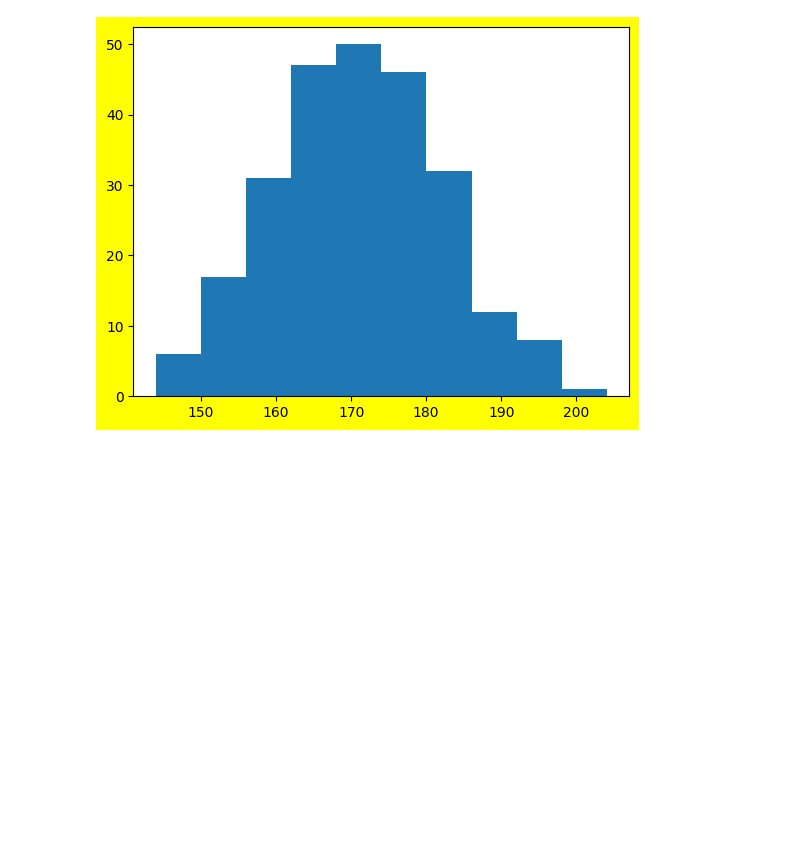
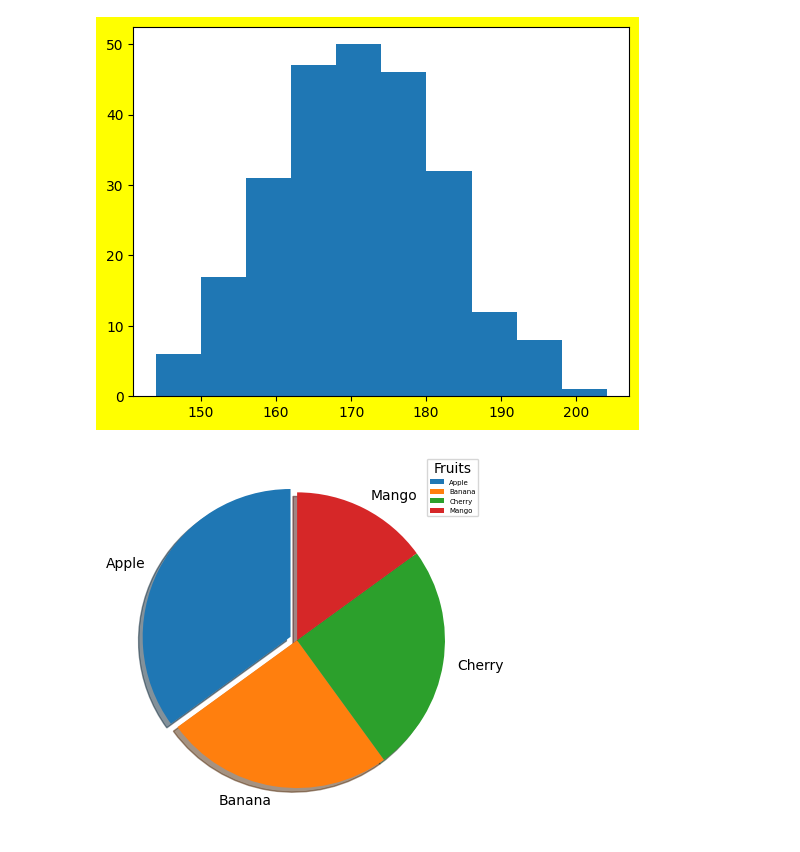
Before and after one commit to adarsh0707-kumar/AI---ML-Traning, a Jupyter notebook: Matplotlib.ipynb, the cells around one changed output. Cells and saved outputs as stored; diff of their text form; code cells hidden in the pictures; blank space fills up the shorter version.

```diff
--- a/Matplotlib.ipynb
+++ b/Matplotlib.ipynb
@@ -155,3 +155,12 @@ plt.gcf().canvas.draw()
 plt.show()
 # %% [output]
 [figure]
+# %%
+x = np.array([35,25,25,15])
+mylables = ['Apple', 'Banana', 'Cherry', 'Mango']
+myexplode = [.05, 0, 0, 0]
+plt.pie(x, labels=mylables, startangle=90, explode=myexplode, shadow=True)
+plt.legend(title= 'Fruits', fontsize='5', loc='upper right')
+plt.show()
+# %% [output]
+[figure, added]
```
Also changed, not shown: parts of 2 cells of this notebook.
